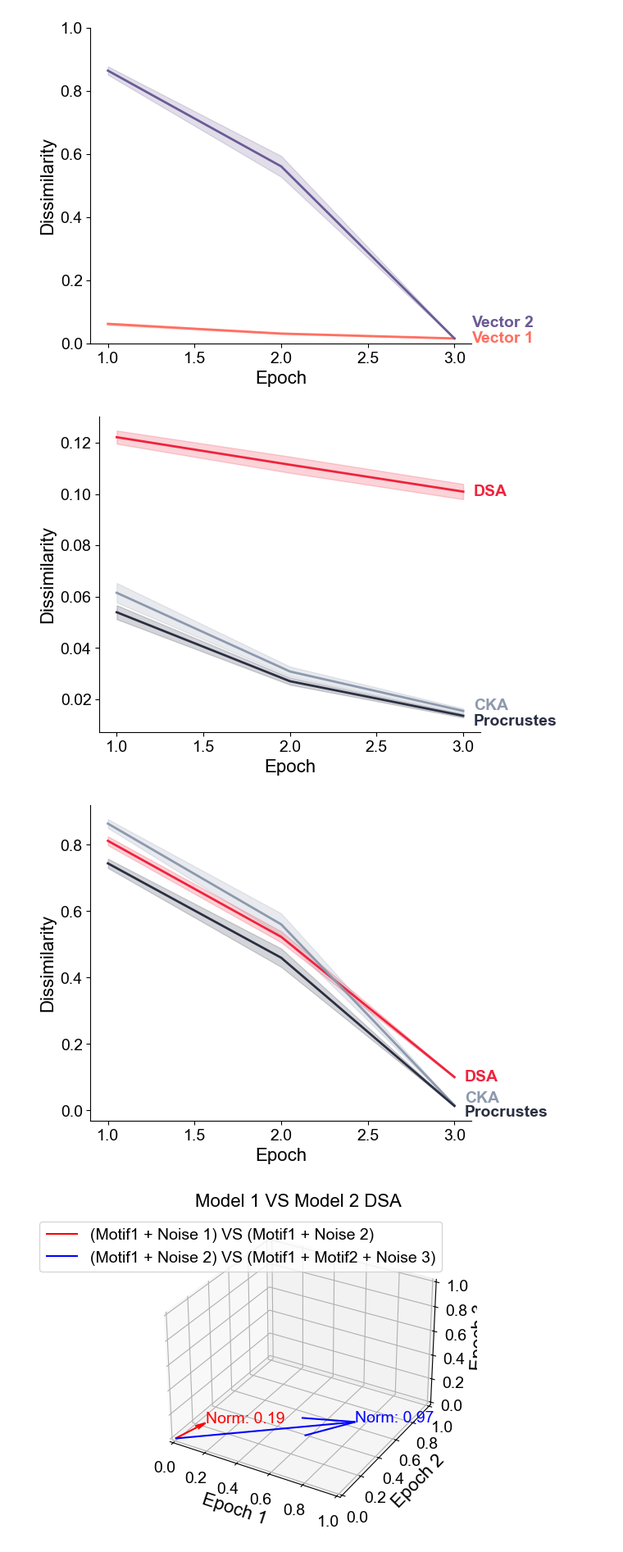
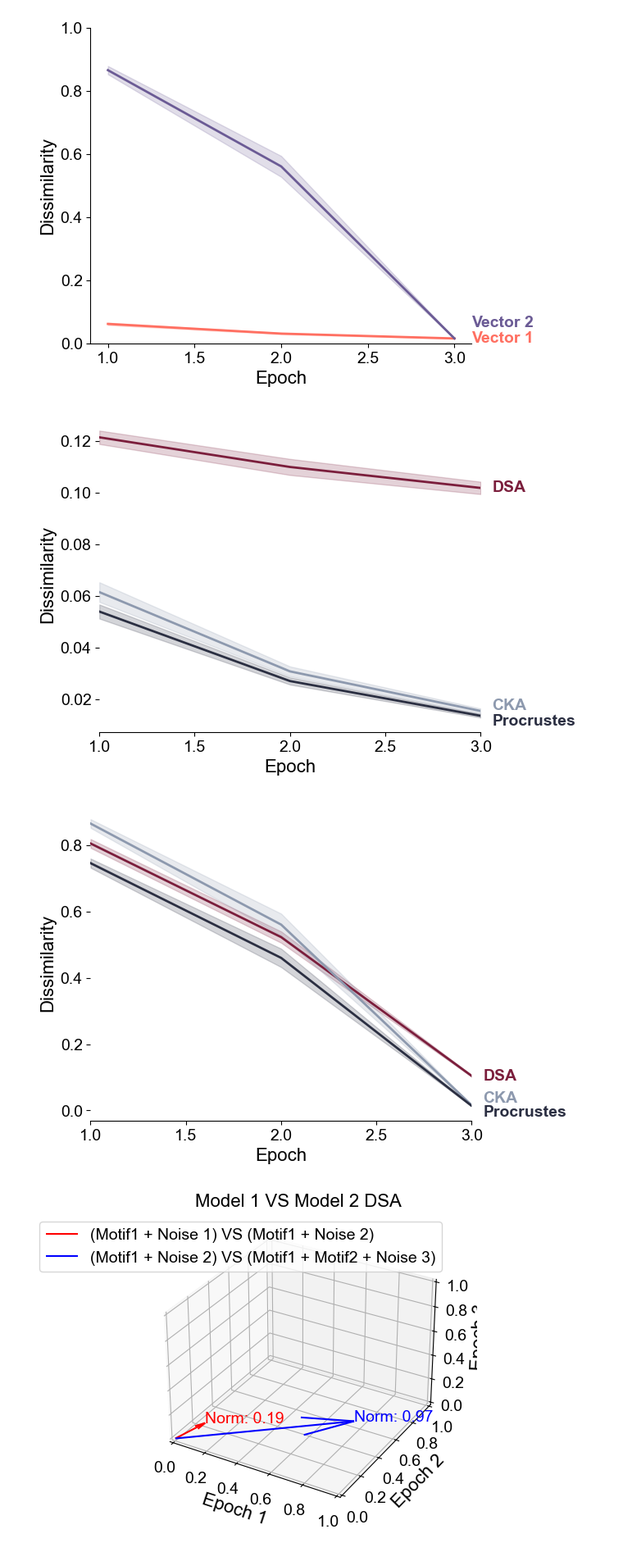
Before and after one commit to qglht/RepAL, a Jupyter notebook: notebooks/dsa_epochs.ipynb, the cells around one changed output. Shown at 82% size. Drawn from its saved outputs; the diff is of its cells as text; code cells hidden in the pictures.

```diff
--- a/notebooks/dsa_epochs.ipynb
+++ b/notebooks/dsa_epochs.ipynb
@@ -691,7 +691,7 @@ components = np.array([1, 2, 3])
 
 # Define color scheme
 colors = [
-    "#EF233C",
+    "#7B1E3C",
     "#8D99AE",
     "#2B2F42",
 ]  # Greys for CKA and Procrustes, Red for DSA
@@ -779,7 +779,7 @@ ax.set_xlabel("Epoch")
 ax.set_ylabel("Dissimilarity")
 
 # Customize plot limits
-ax.set_xlim(0.9, 3.1)  # To ensure space on the right side of the plot for labels
+ax.set_xlim(1, 3)  # To ensure space on the right side of the plot for labels
 
 # Hide all but the bottom and left spines (axis lines)
 ax.spines["right"].set_visible(False)
@@ -794,7 +794,7 @@ ax.xaxis.set_ticks_position("bottom")
 plt.savefig("dissimilarity_procrustes_vs_epochs_shaded.png", dpi=300)
 plt.show()
 # %% [output]
-[figure, old version]
+[figure, new version]
 # %%
 import matplotlib.pyplot as plt
 import numpy as np
@@ -815,7 +815,7 @@ components = np.array([1, 2, 3])
 
 # Define color scheme
 colors = [
-    "#EF233C",
+    "#7B1E3C",
     "#8D99AE",
     "#2B2F42",
 ]  # Greys for CKA and Procrustes, Red for DSA
@@ -890,35 +890,35 @@ for i, (label, color, offset) in enumerate(
     ][i]
     ax.text(
         x_last * 1.02,  # Adjust x position slightly to the right
         y_last + offset,
         label,
         color=color,
         fontweight="bold",
         horizontalalignment="left",
         verticalalignment="center",
     )
 
 # Set axis labels
 ax.set_xlabel("Epoch")
 ax.set_ylabel("Dissimilarity")
 
 # Customize plot limits
-ax.set_xlim(0.9, 3.1)  # To ensure space on the right side of the plot for labels
+ax.set_xlim(1, 3)  # To ensure space on the right side of the plot for labels
 
 # Hide all but the bottom and left spines (axis lines)
 ax.spines["right"].set_visible(False)
 ax.spines["top"].set_visible(False)
 ax.spines["left"].set_visible(False)
 
 # Only show ticks on the left and bottom spines
 ax.yaxis.set_ticks_position("left")
 ax.xaxis.set_ticks_position("bottom")
 
 # Save the plot as a high-resolution image
 plt.savefig("dissimilarity_procrustes_vs_epochs_shaded.png", dpi=300)
 plt.show()
 # %% [output]
-[figure, old version]
+[figure, new version]
 # %%
 import numpy as np
 import matplotlib.pyplot as plt
```
Also changed, not shown: parts of 7 cells of this notebook, 10 other files.
